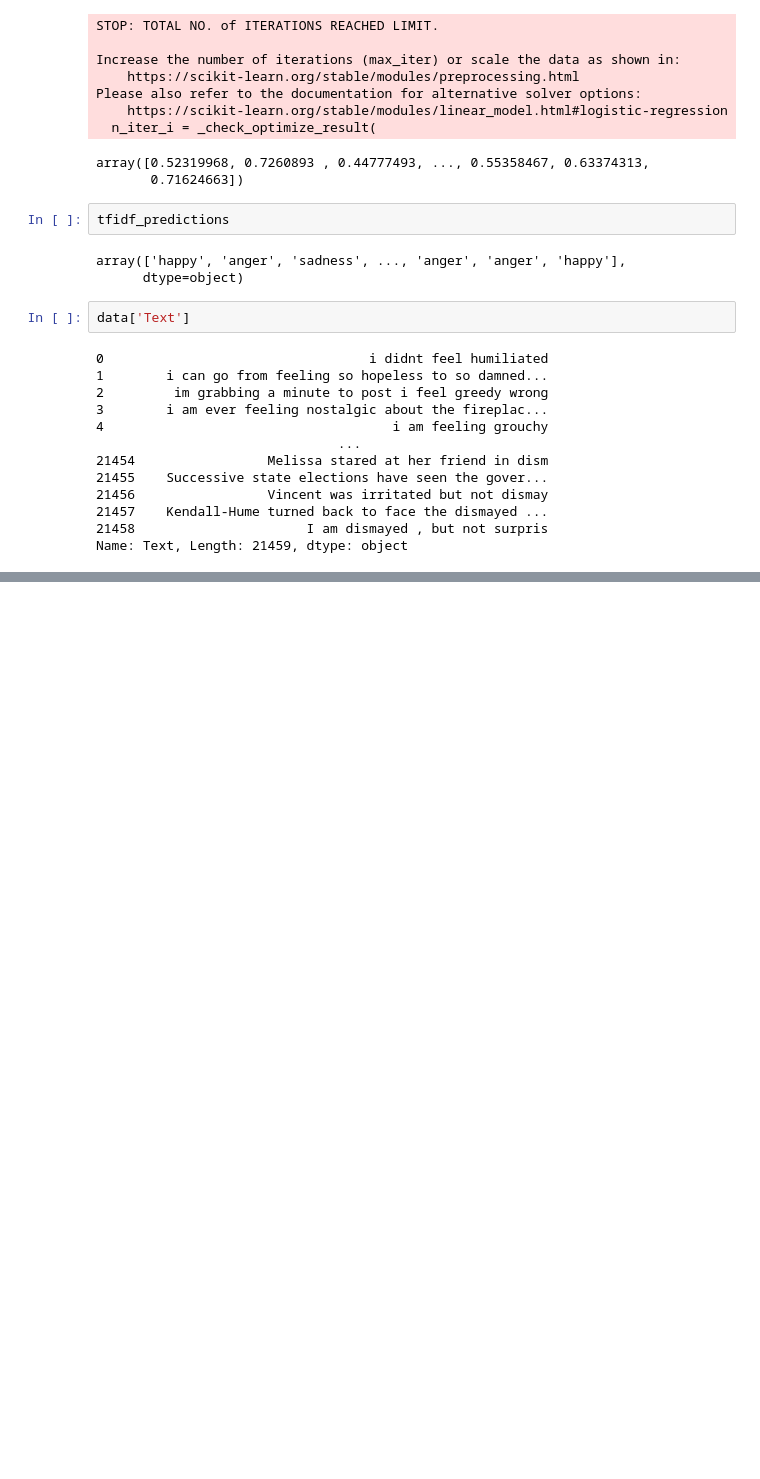
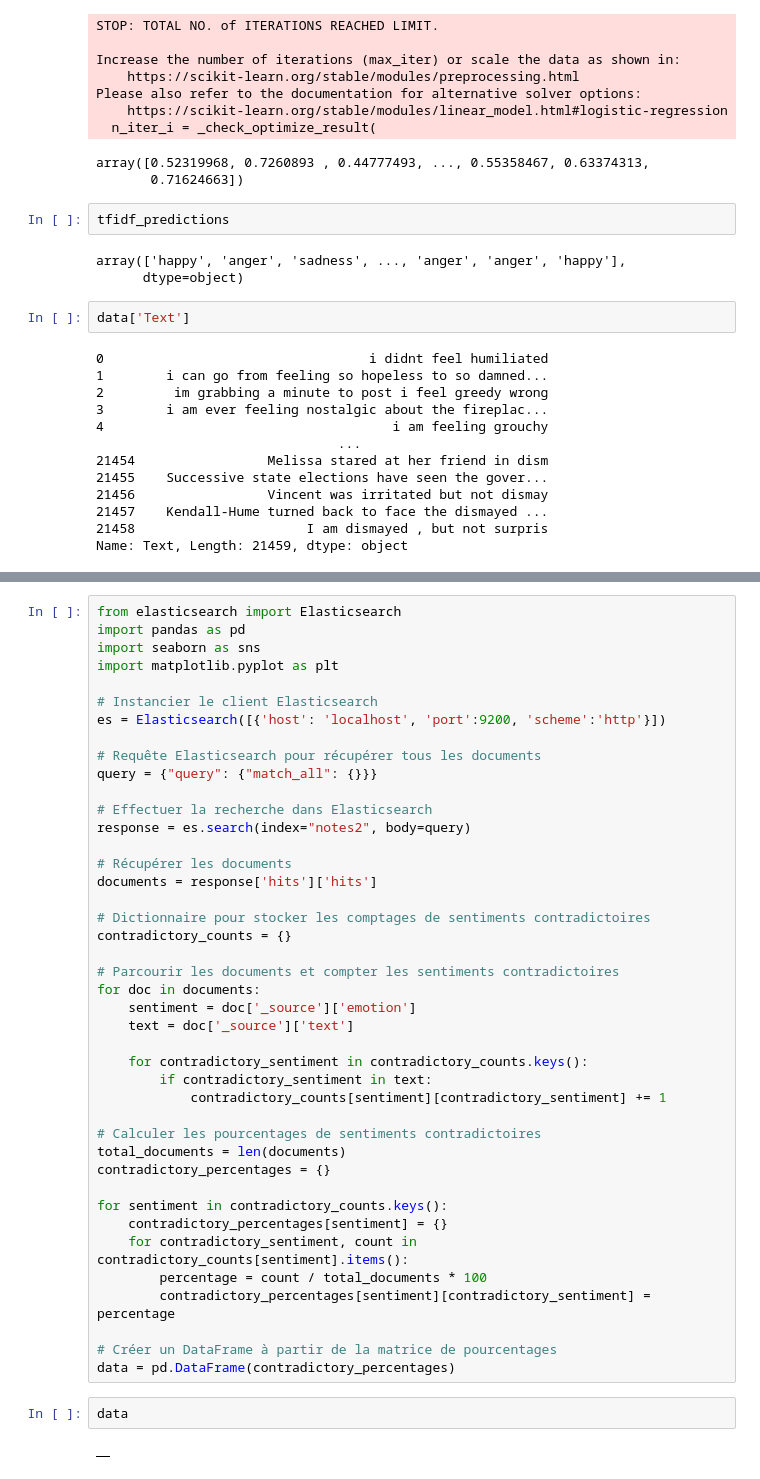
Before and after one commit to RolaMmss/R-aliser-un-site-de-suivi-de-patients-pour-un-psychologue, a Jupyter notebook: src/01-Preprocessing&first_Model.ipynb, the cells around one changed output, grey strips where cells are left out. Saved outputs shown, nothing was run; the diff lists cells and outputs as text; blank space fills up the shorter version.

```diff
--- a/src/01-Preprocessing&first_Model.ipynb
+++ b/src/01-Preprocessing&first_Model.ipynb
@@ -384,0 +533,46 @@ ApiError: ApiError(429, 'cluster_block_exception', 'index [notes] blocked by: [T
+# %%
+from elasticsearch import Elasticsearch
+import pandas as pd
+import seaborn as sns
+import matplotlib.pyplot as plt
+
+# Instancier le client Elasticsearch
+es = Elasticsearch([{'host': 'localhost', 'port':9200, 'scheme':'http'}])
+
+# Requête Elasticsearch pour récupérer tous les documents
+query = {"query": {"match_all": {}}}
+
+# Effectuer la recherche dans Elasticsearch
+response = es.search(index="notes2", body=query)
+
+# Récupérer les documents
+documents = response['hits']['hits']
+
+# Dictionnaire pour stocker les comptages de sentiments contradictoires
+contradictory_counts = {}
+
+# Parcourir les documents et compter les sentiments contradictoires
+for doc in documents:
+    sentiment = doc['_source']['emotion']
+    text = doc['_source']['text']
+
+    for contradictory_sentiment in contradictory_counts.keys():
+        if contradictory_sentiment in text:
+            contradictory_counts[sentiment][contradictory_sentiment] += 1
+
+# Calculer les pourcentages de sentiments contradictoires
+total_documents = len(documents)
+contradictory_percentages = {}
+
+for sentiment in contradictory_counts.keys():
+    contradictory_percentages[sentiment] = {}
+    for contradictory_sentiment, count in contradictory_counts[sentiment].items():
+        percentage = count / total_documents * 100
+        contradictory_percentages[sentiment][contradictory_sentiment] = percentage
+
+# Créer un DataFrame à partir de la matrice de pourcentages
+data = pd.DataFrame(contradictory_percentages)
+# %%
+data
+# %% [output]
+|  |
```
Also changed, not shown: parts of 7 cells of this notebook.
